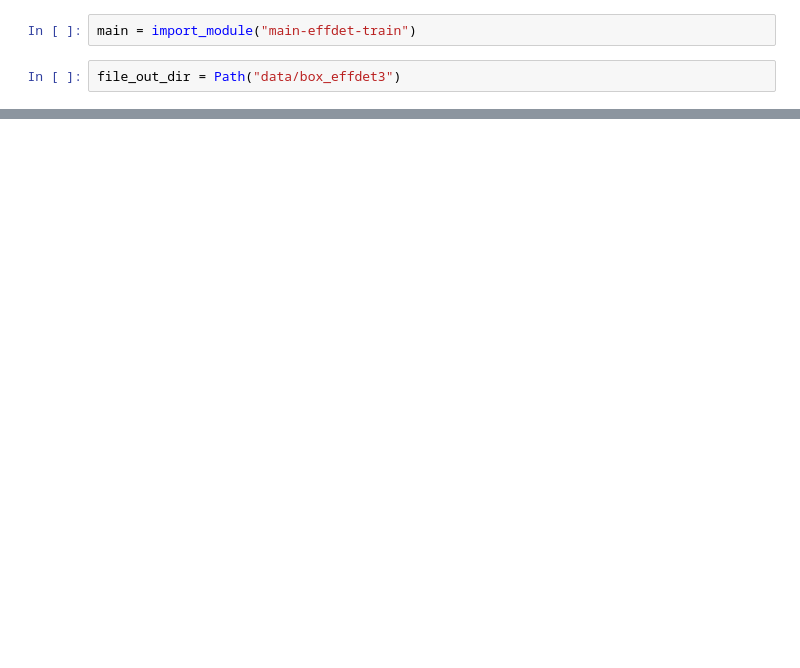
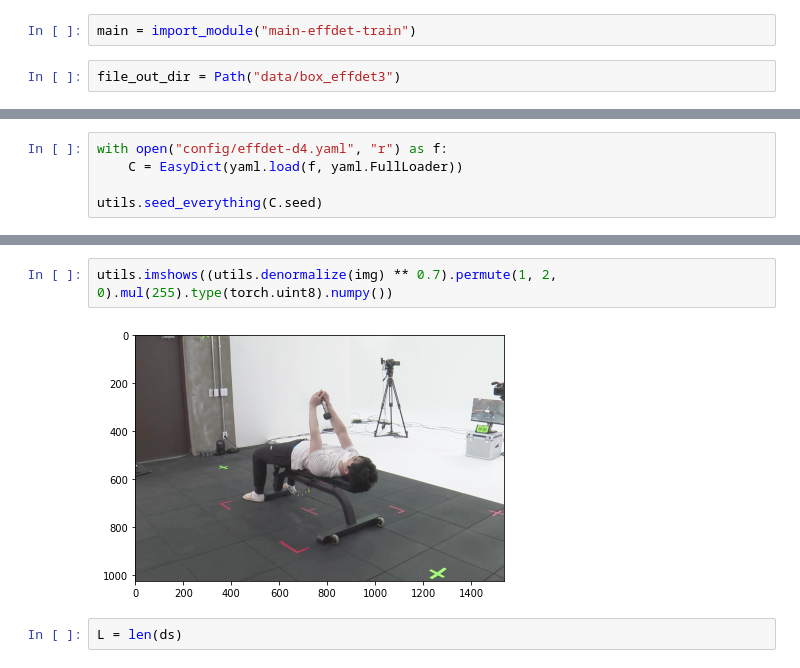
Before and after one commit to Kitsunetic/motion-keypoint, a Jupyter notebook: script/effdet 자르기.ipynb, the cells around one changed output, grey strips where cells are left out. Cells and saved outputs as stored; diff of their text form; blank space fills up the shorter version.

Commit message:
effdet

```diff
--- a/script/effdet 자르기.ipynb
+++ b/script/effdet 자르기.ipynb
@@ -147,0 +45,5 @@ plt.imshow(img_ori[int_ori_bbox[1] : int_ori_bbox[3], int_ori_bbox[0] : int_ori_
+# %%
+with open("config/effdet-d4.yaml", "r") as f:
+    C = EasyDict(yaml.load(f, yaml.FullLoader))
+
+utils.seed_everything(C.seed)
@@ -147,0 +131,6 @@ plt.imshow(img_ori[int_ori_bbox[1] : int_ori_bbox[3], int_ori_bbox[0] : int_ori_
+# %%
+utils.imshows((utils.denormalize(img) ** 0.7).permute(1, 2, 0).mul(255).type(torch.uint8).numpy())
+# %% [output]
+[figure, added]
+# %%
+L = len(ds)
```
Also changed, not shown: parts of 68 cells of this notebook, 2 other files.
